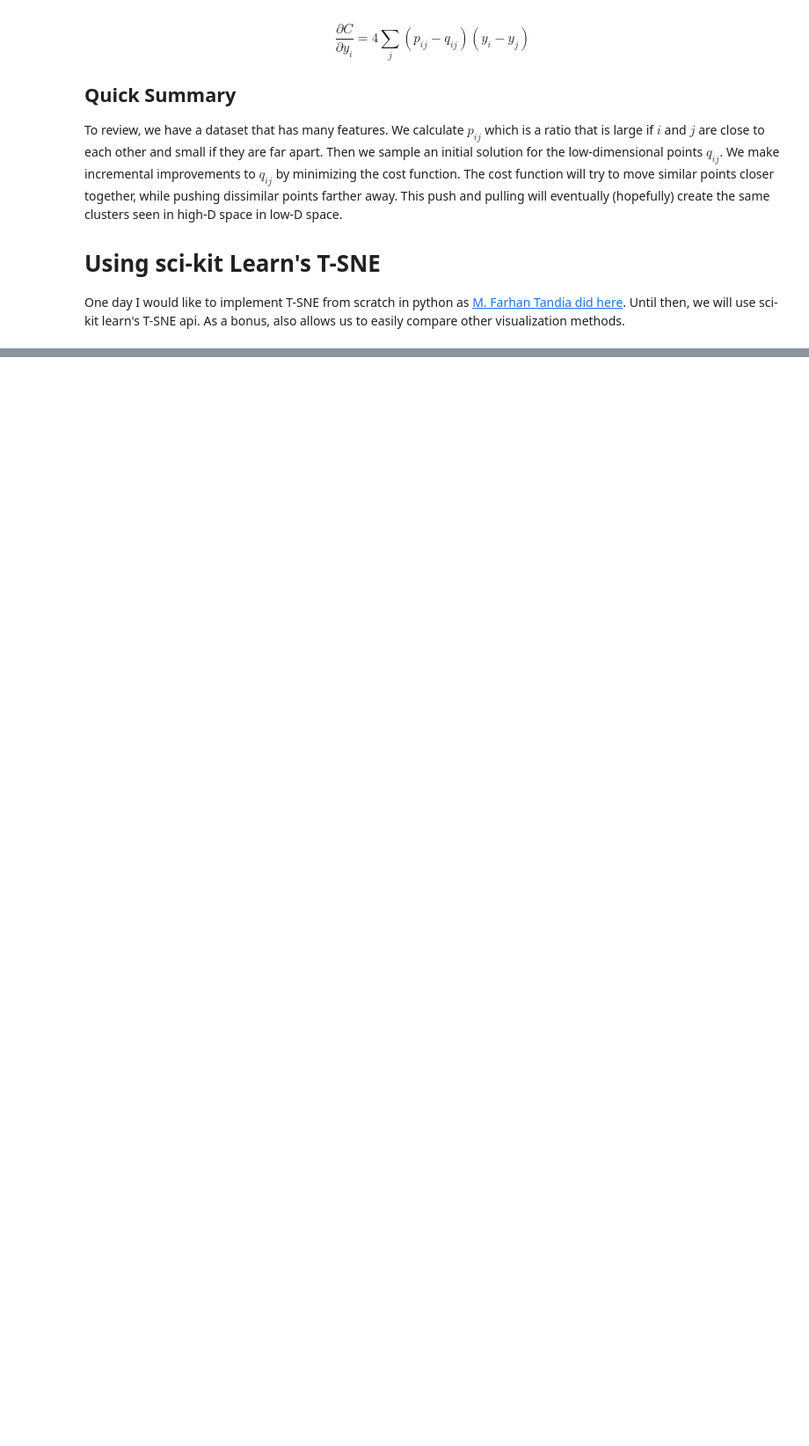
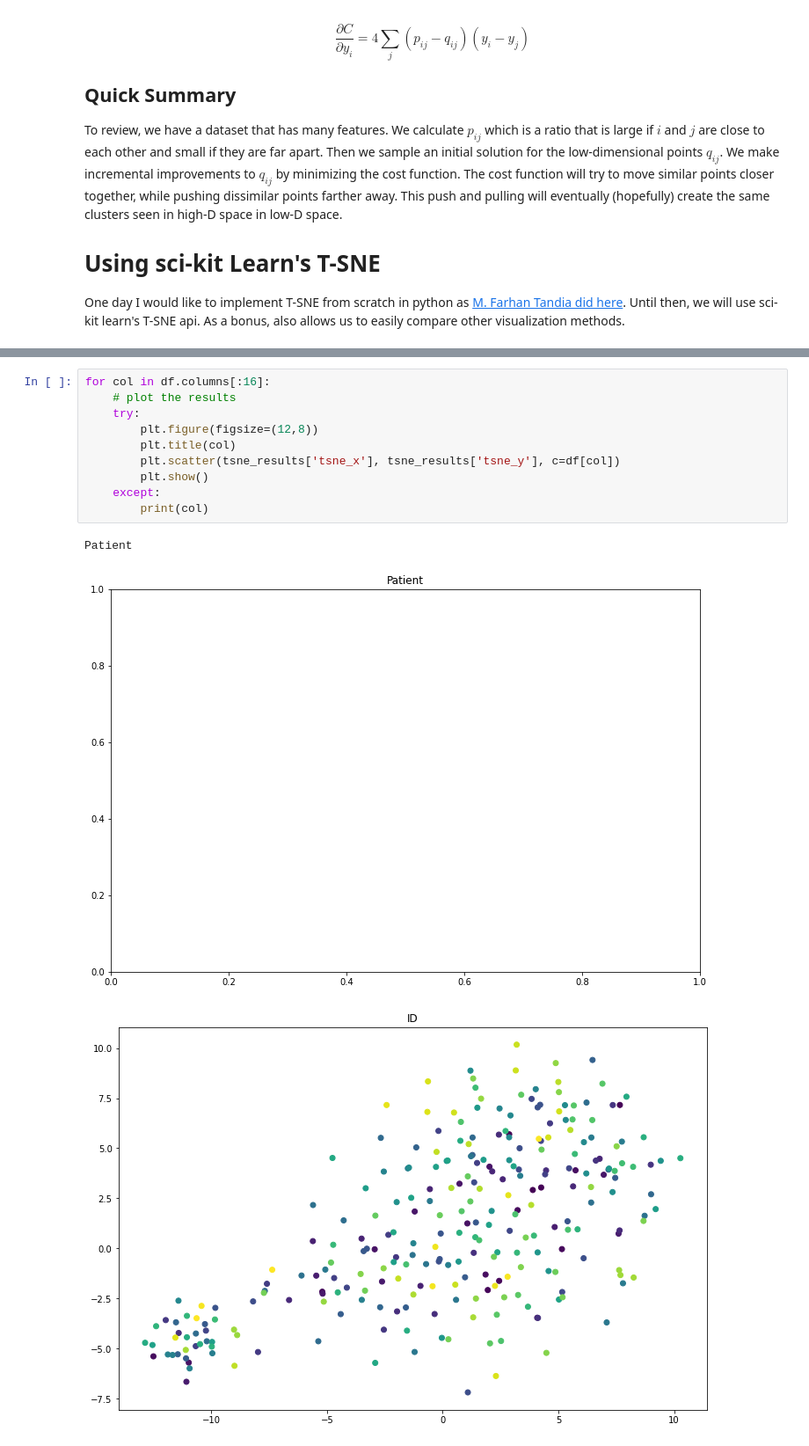
Before and after one commit to mae5357/notebooks, a Jupyter notebook: notebooks/cancer-tsne.ipynb, the cells around one changed output, grey strips where cells are left out. Shown at 88% size. Cells and saved outputs as stored; diff of their text form; blank space fills up the shorter version.

Commit message:
Add Cancer-tsne notebook

```diff
--- a/notebooks/cancer-tsne.ipynb
+++ b/notebooks/cancer-tsne.ipynb
@@ -129,0 +134,14 @@ plt.show()
+# %%
+for col in df.columns[:16]:
+    # plot the results
+    try:
+        plt.figure(figsize=(12,8))
+        plt.title(col)
+        plt.scatter(tsne_results['tsne_x'], tsne_results['tsne_y'], c=df[col])
+        plt.show()
+    except:
+        print(col)
+# %% [output]
+Patient
+[figure, added]
+[figure, added]
```
Also changed, not shown: parts of 7 cells of this notebook, 3 other files.
